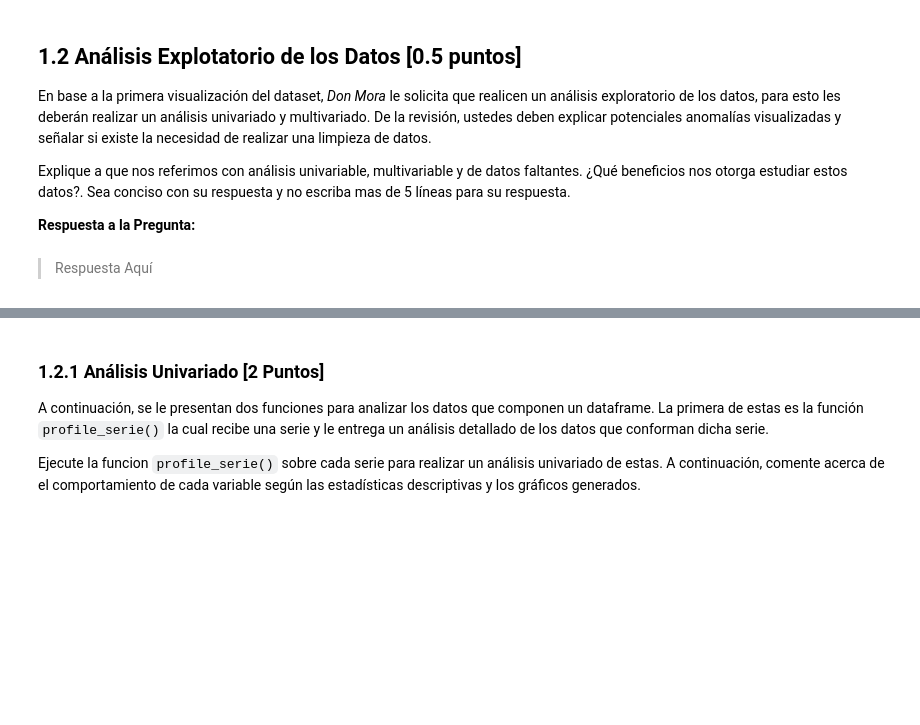
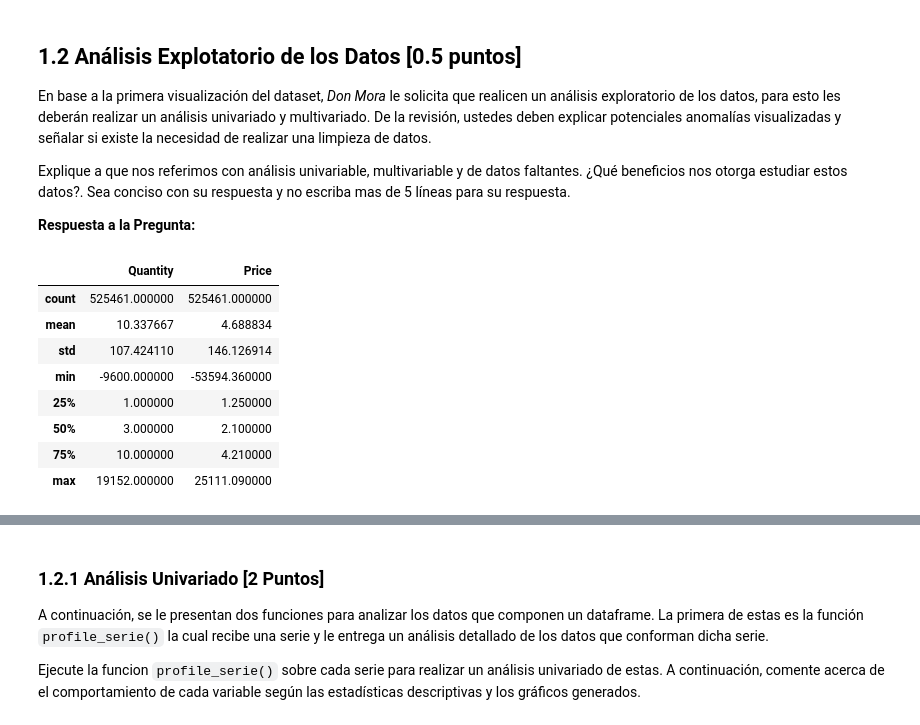
Before and after one commit to tomasaguirre-ignacioalbornoz/MDS7202, a Jupyter notebook: lab6/Laboratorio6_Enunciado.ipynb, the cells around one changed output, grey strips where cells are left out. Saved outputs shown, nothing was run; the diff lists cells and outputs as text; code cells hidden in the pictures; blank space fills up the shorter version.

```diff
--- a/lab6/Laboratorio6_Enunciado.ipynb
+++ b/lab6/Laboratorio6_Enunciado.ipynb
@@ -125,5 +109,15 @@ En base a la primera visualización del dataset, *Don Mora* le solicita que real
 Explique a que nos referimos con análisis univariable, multivariable y de datos faltantes. ¿Qué beneficios nos otorga estudiar estos datos?. Sea conciso con su respuesta y no escriba mas de 5 líneas para su respuesta.
 
 **Respuesta a la Pregunta:**
-# %% [markdown]
-> Respuesta Aquí
+# %%
+df_retail.describe()
+# %% [output]
+|  | Quantity | Price |
+| count | 525461.000000 | 525461.000000 |
+| mean | 10.337667 | 4.688834 |
+| std | 107.424110 | 146.126914 |
+| min | -9600.000000 | -53594.360000 |
+| 25% | 1.000000 | 1.250000 |
+| 50% | 3.000000 | 2.100000 |
+| 75% | 10.000000 | 4.210000 |
+| max | 19152.000000 | 25111.090000 |
```
Also changed, not shown: parts of 13 cells of this notebook, 1 other file.
